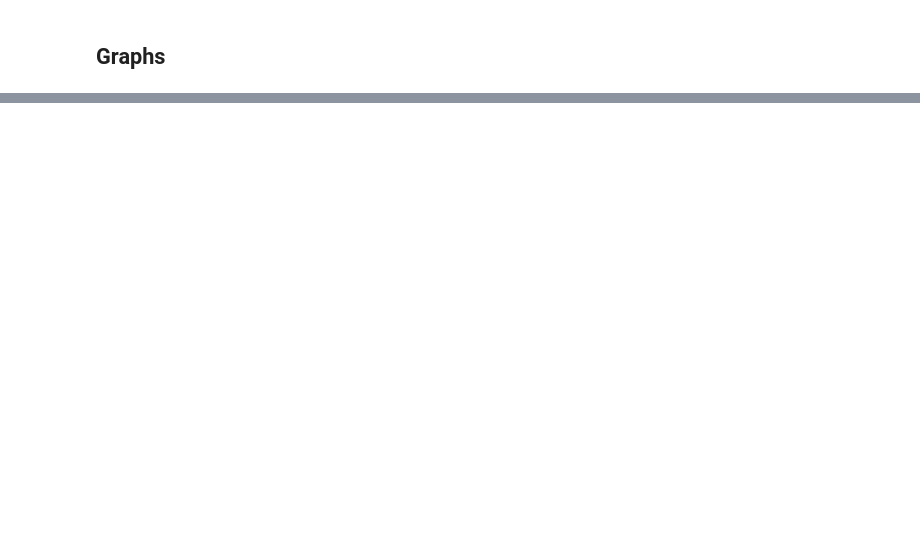
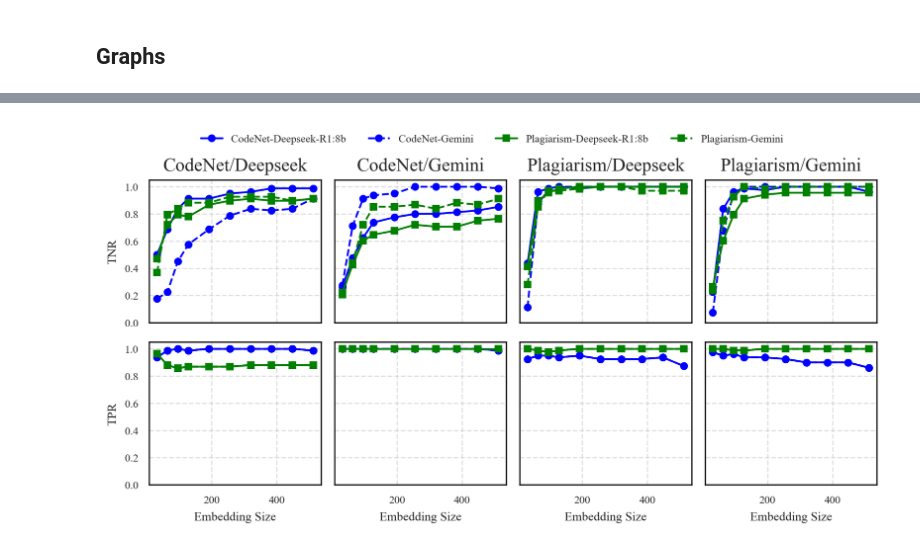
Before and after one commit to DanWang725/Code-Classifier, a Jupyter notebook: notebooks/Analysis.ipynb, the cells around one changed output, grey strips where cells are left out. Cells and saved outputs as stored; diff of their text form; code cells hidden in the pictures; blank space fills up the shorter version.

```diff
--- a/notebooks/Analysis.ipynb
+++ b/notebooks/Analysis.ipynb
@@ -258,3 +396,66 @@ plt.show()
+# %%
+# Define a consistent color palette for datasets and LLMs
+color_palette = {
+  'CodeNet': 'blue',
+  'Plagiarism': 'green'
+}
+
+llm_palette = {
+  'Deepseek-R1:8b': 'orange',
+  'Gemini': 'purple',
+  'ChatGPT': 'red',
+  'Llama': 'brown'
+}
+
+# Plot the graph
+fig, axs = plt.subplots(2, len(classifiers_map), figsize=(7.1, 3.5), sharex=True, sharey=True)
+
+for i, (clf_key, clf_name) in enumerate(classifiers_map.items()):
+  clf_data = emb_len_data[emb_len_data['classifier'] == clf_name]
+
+  # Plot TNR
+  grouped = clf_data.groupby(['embedding_size', 'row'])[val_col].mean().unstack()
+  grouped = grouped.sort_index(ascending=True)
+  for row_label in grouped.columns:
+    dataset_name = row_label.split('-')[0]  # Extract dataset name
+    llm_name = row_label.split('-')[1]  # Extract LLM name
+    grouped[row_label].plot(
+      kind='line', ax=axs[0][i], marker='o' if dataset_name == 'CodeNet' else 's', legend=False,
+      color=color_palette.get(dataset_name, 'gray'),
+      linestyle='-' if llm_name not in llm_palette else '--',
+      label=f"{dataset_name}-{llm_name}" if llm_name in llm_palette else None
+    )
+  axs[0][i].set_xlabel('Embedding Size')
+  axs[0][i].set_ylabel('TNR')
+  axs[0][i].grid(True, linestyle='--', alpha=0.6)
+  axs[0][i].set_ylim(0, 1.05)  # Adjust y-axis to focus on the data range
+  axs[0][i].set_title(f'{clf_name}', fontsize=12)
+
+  # Plot TPR
+  grouped2 = clf_data.groupby(['embedding_size', 'row'])[val_2_col].mean().unstack()
+  grouped2 = grouped2.sort_index(ascending=True)
+  for row_label in grouped2.columns:
+    dataset_name = row_label.split('-')[0]  # Extract dataset name
+    llm_name = row_label.split('-')[1]  # Extract LLM name
+    grouped2[row_label].plot(
+      kind='line', ax=axs[1][i], marker='o' if dataset_name == 'CodeNet' else 's', legend=False,
+      color=color_palette.get(dataset_name, 'gray'),
+      linestyle='-' if llm_name not in llm_palette else '--',
+      label=f"{dataset_name}-{llm_name}" if llm_name in llm_palette else None
+    )
+  axs[1][i].set_xlabel('Embedding Size')
+  axs[1][i].set_ylabel('TPR')
+  axs[1][i].grid(True, linestyle='--', alpha=0.6)
+
+# Add a single legend along the top
+handles, labels = axs[1][0].get_legend_handles_labels()
+fig.legend(handles, labels, loc='upper center', bbox_to_anchor=(0.5, 1.05), ncol=len(labels), frameon=False)
+
+# Adjust layout for better readability
+plt.tight_layout()
+plt.show()
+# %% [output]
+[figure, added]
 # %%
 val_col = 'tnr'
 emb_len_data = data_across_llm.query('model == "NeuralNetwork"')
```
Also changed, not shown: parts of 13 cells of this notebook.
